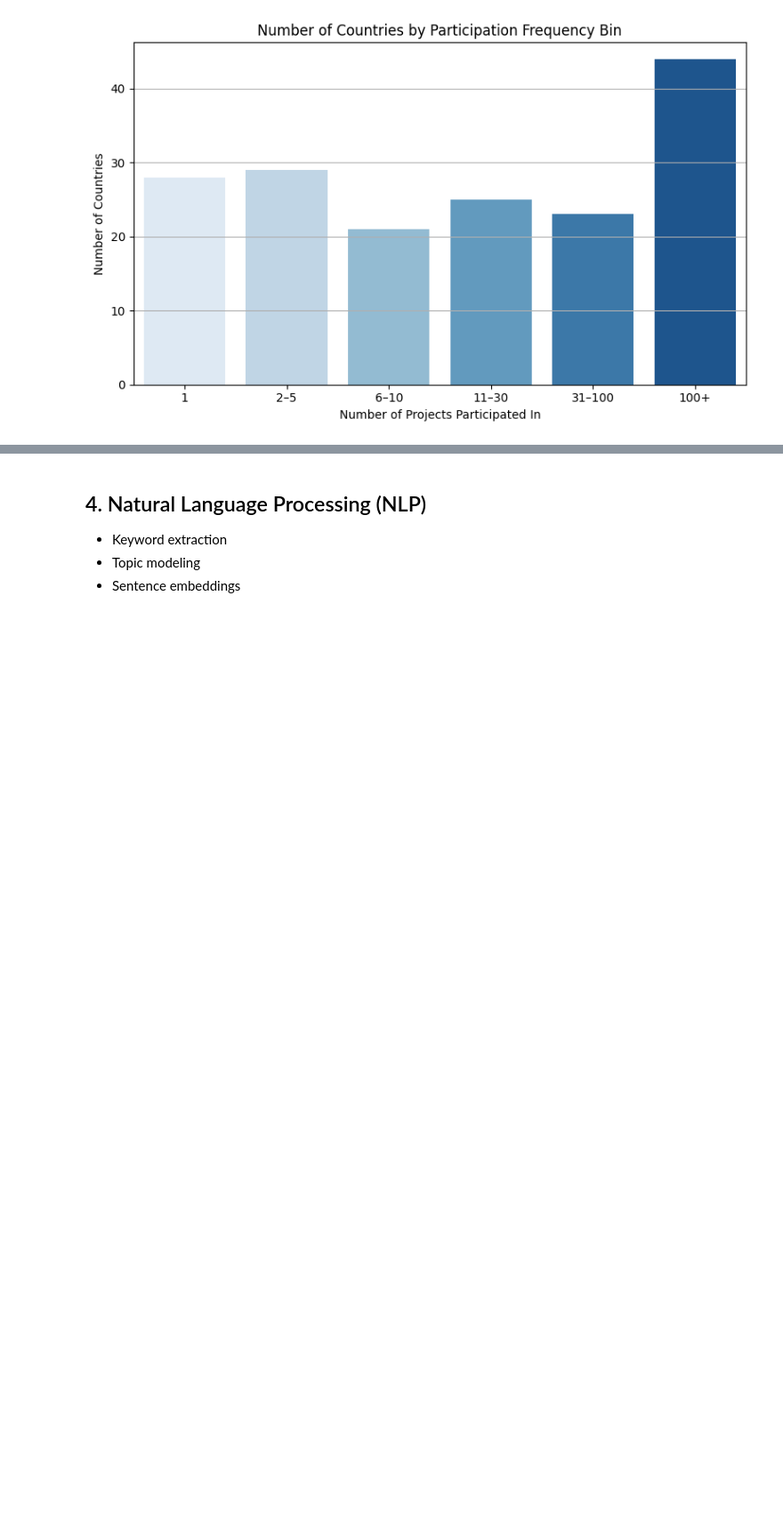
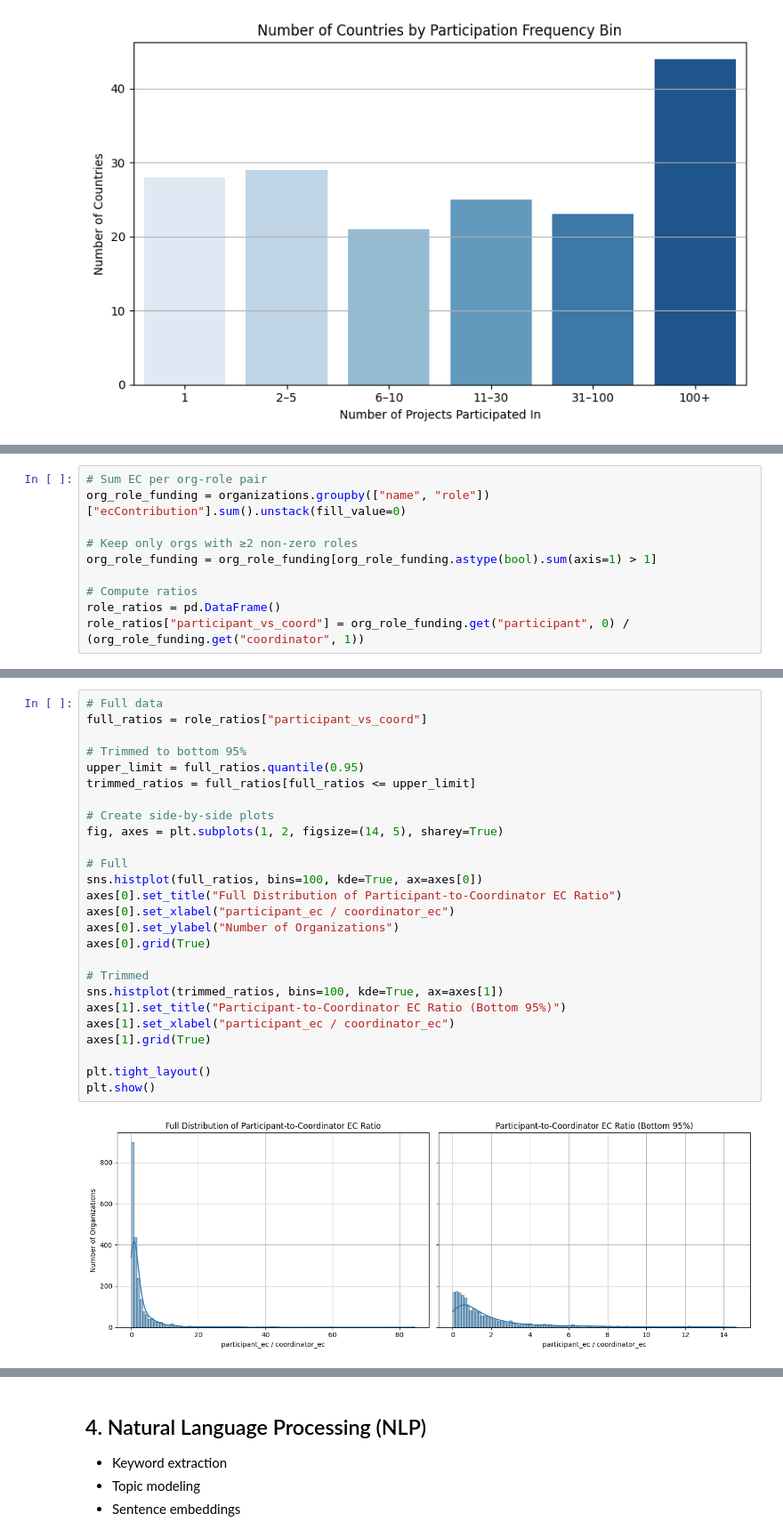
Before and after one commit to EliasIblisdir/MDA_project, a Jupyter notebook: Horizon.ipynb, the cells around one changed output, grey strips where cells are left out. Shown at 89% size. Saved outputs shown, nothing was run; the diff lists cells and outputs as text; blank space fills up the shorter version.

```diff
--- a/Horizon.ipynb
+++ b/Horizon.ipynb
@@ -908,0 +1006,10 @@ Name: count, dtype: int64
+# %%
+# Sum EC per org-role pair
+org_role_funding = organizations.groupby(["name", "role"])["ecContribution"].sum().unstack(fill_value=0)
+
+# Keep only orgs with ≥2 non-zero roles
+org_role_funding = org_role_funding[org_role_funding.astype(bool).sum(axis=1) > 1]
+
+# Compute ratios
+role_ratios = pd.DataFrame()
+role_ratios["participant_vs_coord"] = org_role_funding.get("participant", 0) / (org_role_funding.get("coordinator", 1))
@@ -908,0 +1033,28 @@ Name: count, dtype: int64
+# %%
+# Full data
+full_ratios = role_ratios["participant_vs_coord"]
+
+# Trimmed to bottom 95%
+upper_limit = full_ratios.quantile(0.95)
+trimmed_ratios = full_ratios[full_ratios <= upper_limit]
+
+# Create side-by-side plots
+fig, axes = plt.subplots(1, 2, figsize=(14, 5), sharey=True)
+
+# Full
+sns.histplot(full_ratios, bins=100, kde=True, ax=axes[0])
+axes[0].set_title("Full Distribution of Participant-to-Coordinator EC Ratio")
+axes[0].set_xlabel("participant_ec / coordinator_ec")
+axes[0].set_ylabel("Number of Organizations")
+axes[0].grid(True)
+
+# Trimmed
+sns.histplot(trimmed_ratios, bins=100, kde=True, ax=axes[1])
+axes[1].set_title("Participant-to-Coordinator EC Ratio (Bottom 95%)")
+axes[1].set_xlabel("participant_ec / coordinator_ec")
+axes[1].grid(True)
+
+plt.tight_layout()
+plt.show()
+# %% [output]
+[figure, added]
```
Also changed, not shown: parts of 30 cells of this notebook.
